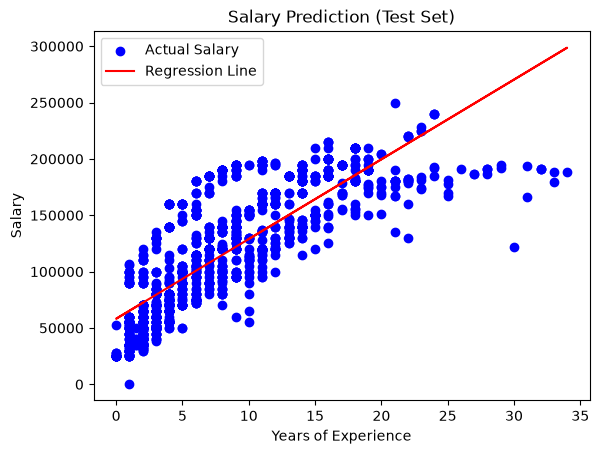
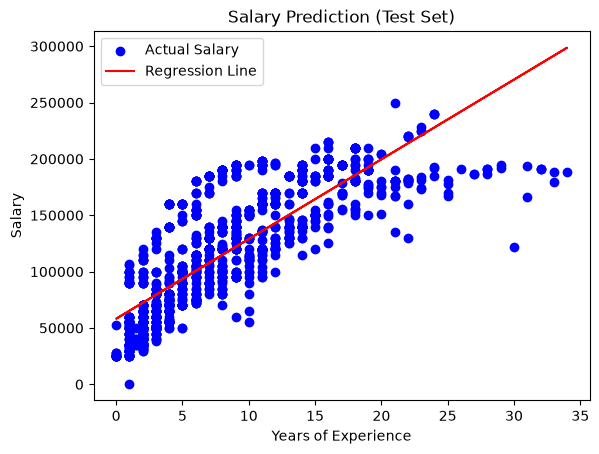
Code edit (unified diff) that turned the first committed figure into the second:
--- before
+++ after
@@ -1,4 +1,5 @@
+#Test Set
 plt.scatter(x_test, y_test, color='blue', label='Actual Salary')
-plt.plot(x_train, model.predict(x_train), color='red', label='Regression Line')
+plt.plot(x_test, model.predict(x_test), color='red', label='Regression Line')
 plt.title('Salary Prediction (Test Set)')
 plt.xlabel('Years of Experience')

Commit: Linear Regression plots fix